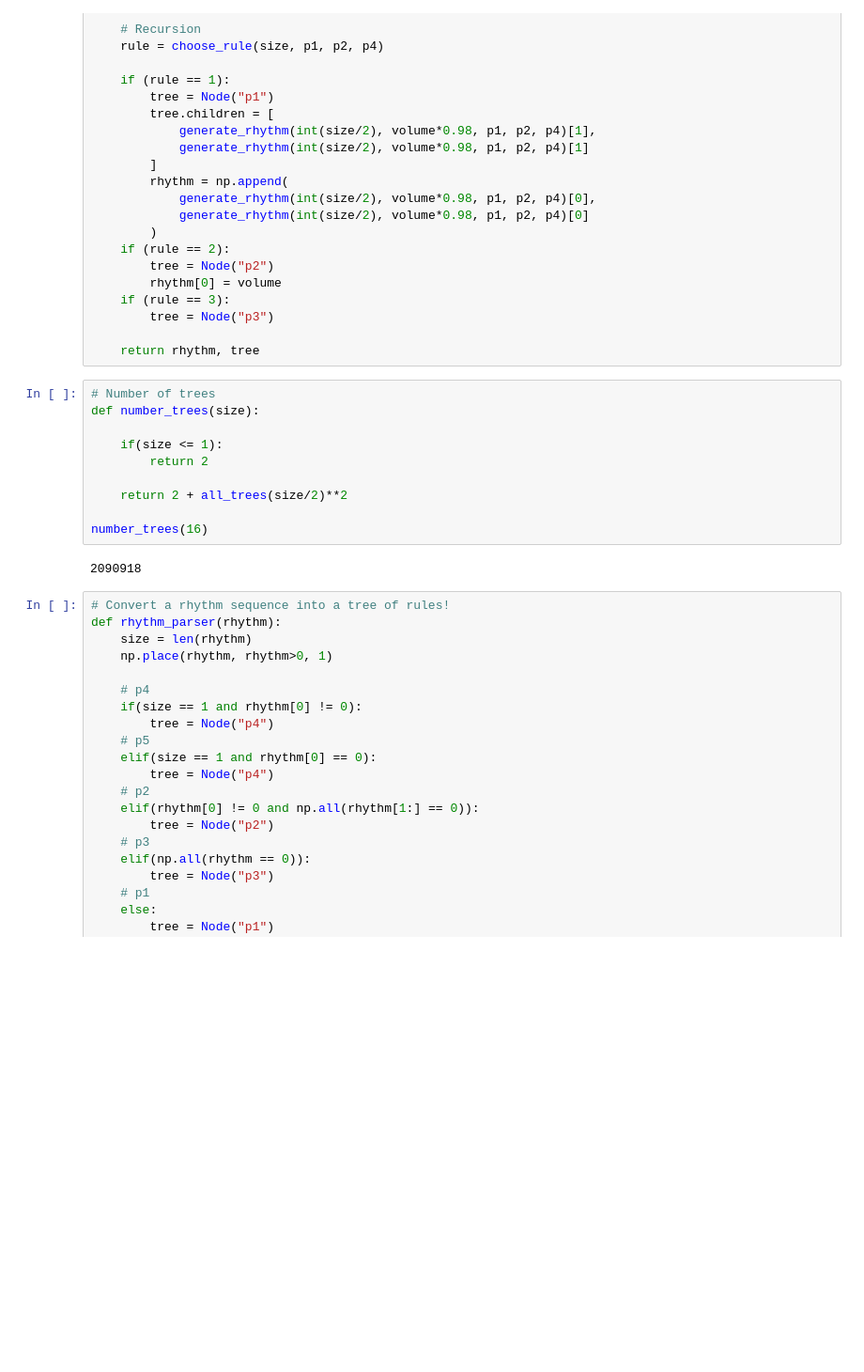
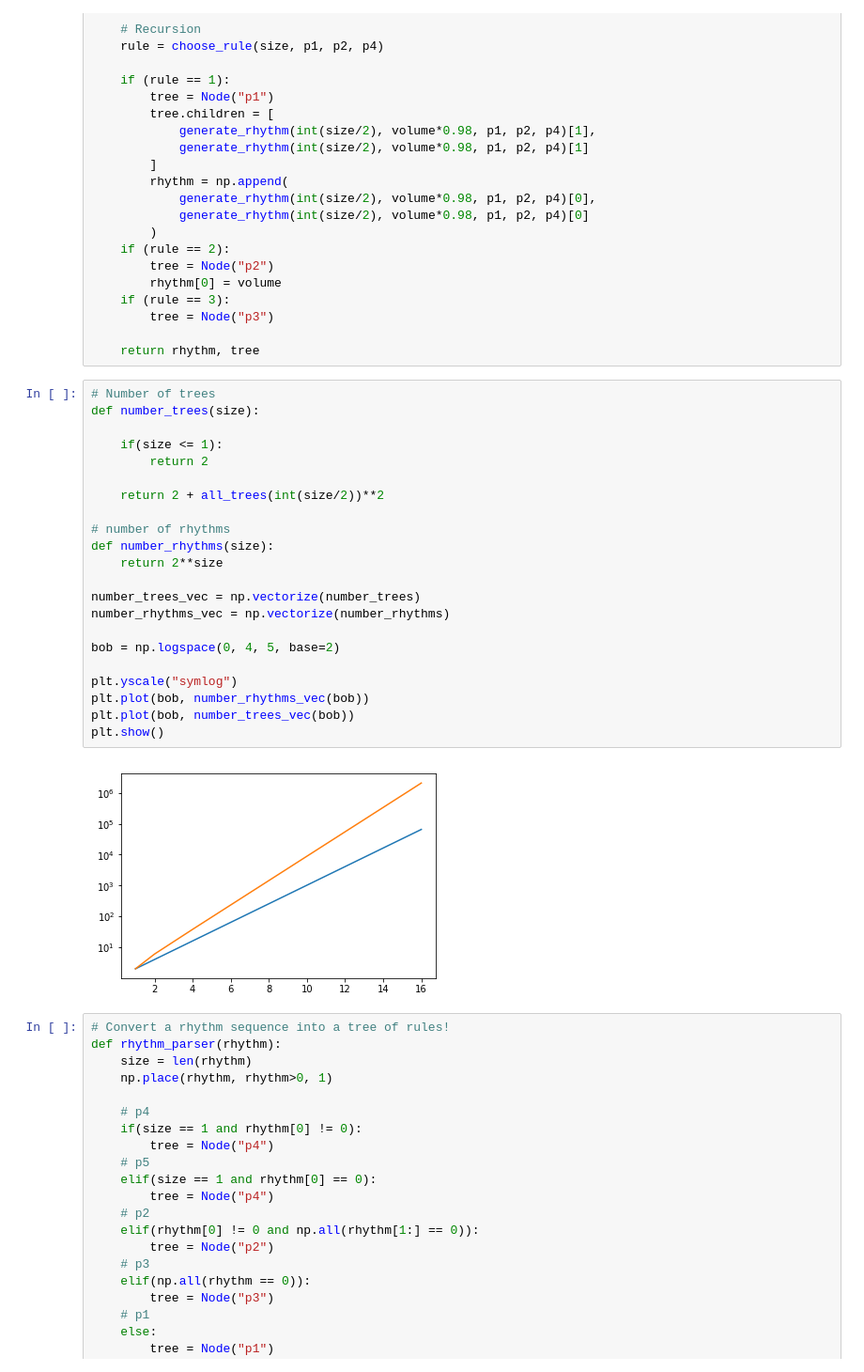
Before and after one commit to lucieperrotta/DCML, a Jupyter notebook: Grammar.ipynb, the cells around one changed output. Shown at 94% size. Saved outputs shown, nothing was run; the diff lists cells and outputs as text; blank space fills up the shorter version.

Commit message:
Total number of rhythms + graph

```diff
--- a/Grammar.ipynb
+++ b/Grammar.ipynb
@@ -117,15 +117,27 @@ def generate_rhythm(size, volume, p1, p2, p4=None):
 # %%
 # Number of trees
 def number_trees(size):
 
     if(size <= 1):
         return 2
 
-    return 2 + all_trees(size/2)**2
+    return 2 + all_trees(int(size/2))**2
 
-number_trees(16)
+# number of rhythms
+def number_rhythms(size):
+    return 2**size
+
+number_trees_vec = np.vectorize(number_trees)
+number_rhythms_vec = np.vectorize(number_rhythms)
+
+bob = np.logspace(0, 4, 5, base=2)
+
+plt.yscale("symlog")
+plt.plot(bob, number_rhythms_vec(bob))
+plt.plot(bob, number_trees_vec(bob))
+plt.show()
 # %% [output]
-2090918
+[figure, added]
 # %%
 # Convert a rhythm sequence into a tree of rules!
 def rhythm_parser(rhythm):
```
